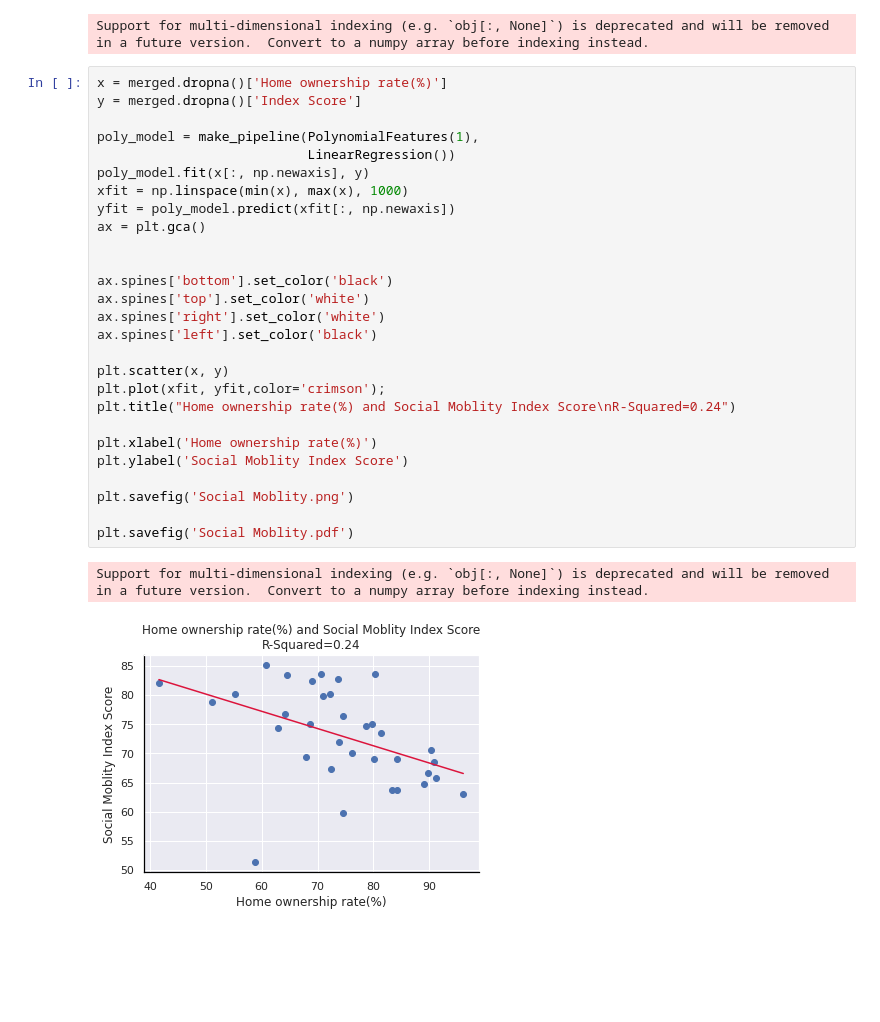
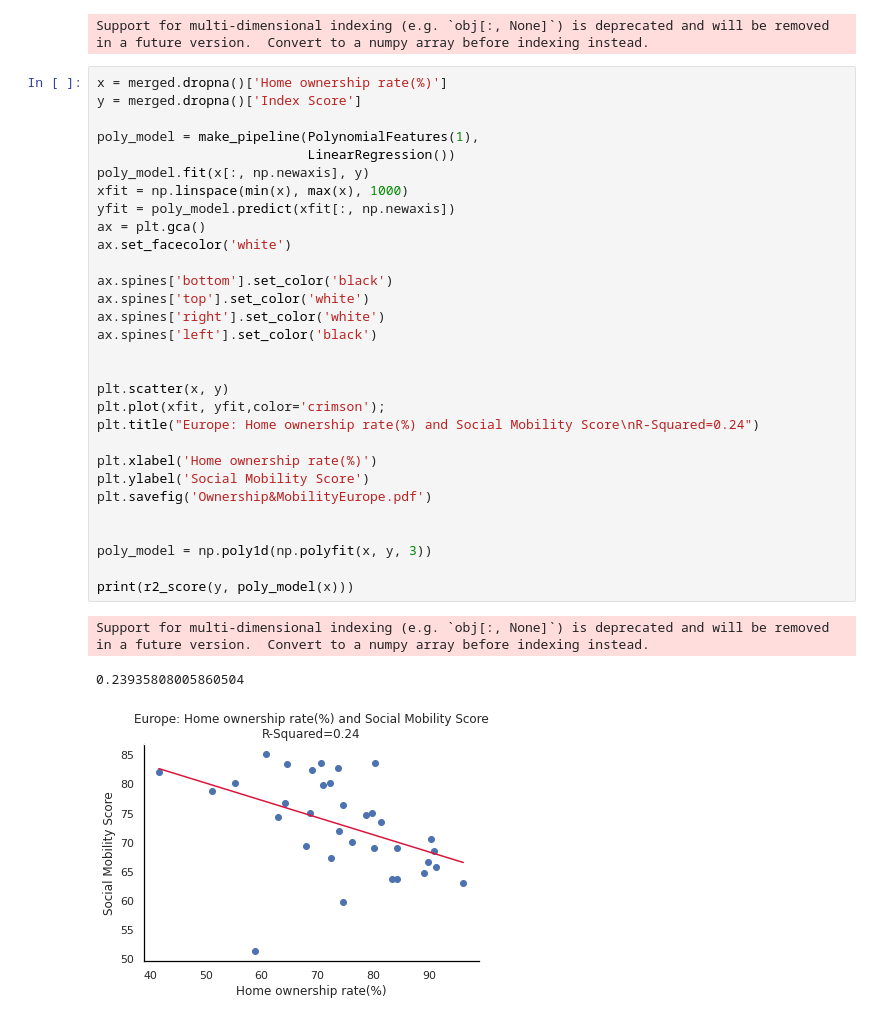
Before and after one commit to ujwalgurung1/ujwalgurung.github.io, a Jupyter notebook: project/code/Social_Mobility.ipynb, the cells around one changed output. Cells and saved outputs as stored; diff of their text form; blank space fills up the shorter version.

```diff
--- a/project/code/Social_Mobility.ipynb
+++ b/project/code/Social_Mobility.ipynb
@@ -222,30 +162,34 @@ Support for multi-dimensional indexing (e.g. `obj[:, None]`) is deprecated and w
 # %%
 x = merged.dropna()['Home ownership rate(%)']
 y = merged.dropna()['Index Score']
 
 poly_model = make_pipeline(PolynomialFeatures(1),
                            LinearRegression())
 poly_model.fit(x[:, np.newaxis], y)
 xfit = np.linspace(min(x), max(x), 1000)
 yfit = poly_model.predict(xfit[:, np.newaxis])
 ax = plt.gca()
-
+ax.set_facecolor('white')
 
 ax.spines['bottom'].set_color('black')
 ax.spines['top'].set_color('white')
 ax.spines['right'].set_color('white')
 ax.spines['left'].set_color('black')
 
+
 plt.scatter(x, y)
 plt.plot(xfit, yfit,color='crimson');
-plt.title("Home ownership rate(%) and Social Moblity Index Score\nR-Squared=0.24")
+plt.title("Europe: Home ownership rate(%) and Social Mobility Score\nR-Squared=0.24")
 
 plt.xlabel('Home ownership rate(%)')
-plt.ylabel('Social Moblity Index Score')
+plt.ylabel('Social Mobility Score')
+plt.savefig('Ownership&MobilityEurope.pdf')
 
-plt.savefig('Social Moblity.png')
 
-plt.savefig('Social Moblity.pdf')
+poly_model = np.poly1d(np.polyfit(x, y, 3))
+
+print(r2_score(y, poly_model(x)))
 # %% [output]
 Support for multi-dimensional indexing (e.g. `obj[:, None]`) is deprecated and will be removed in a future version.  Convert to a numpy array before indexing instead.
+0.23935808005860504
-[figure, old version]
+[figure, new version]
```
Also changed, not shown: parts of 12 cells of this notebook, 3 other files.
